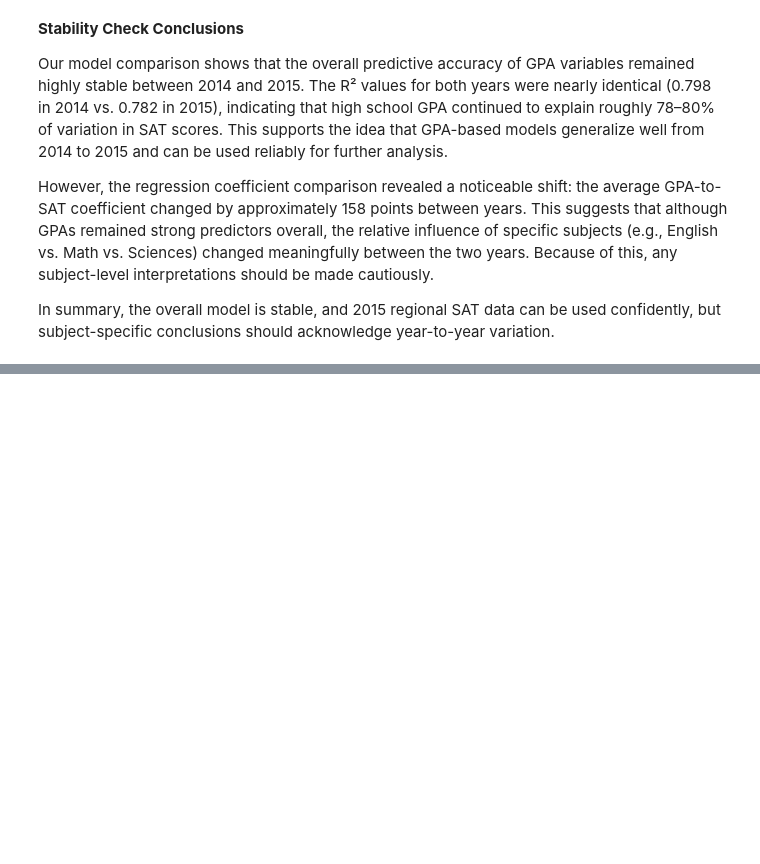
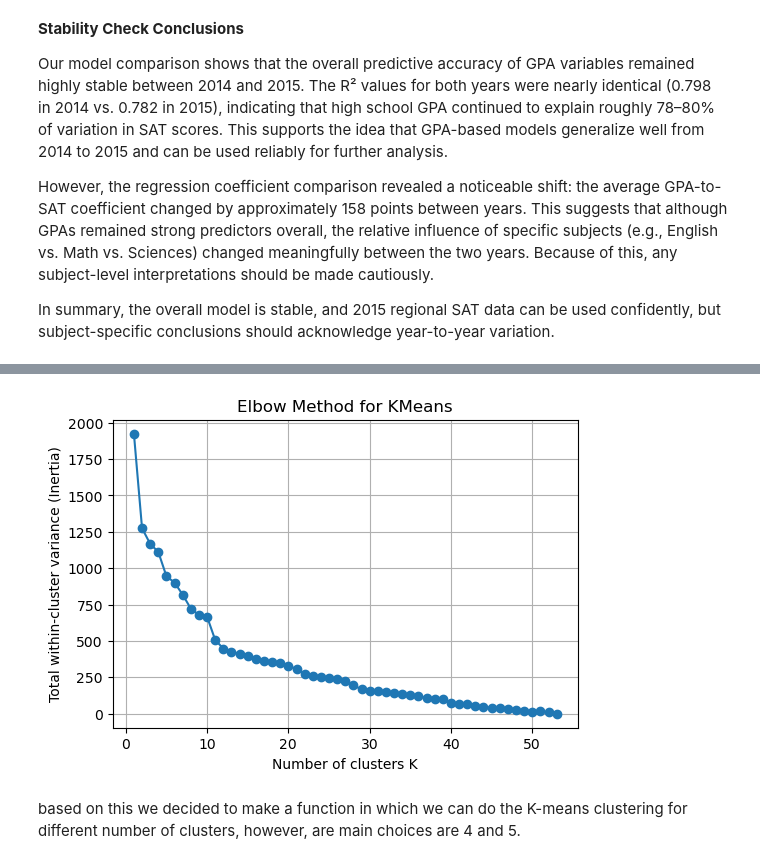
Before and after one commit to Cheyenne232025S/CMDA-3654-Project, a Jupyter notebook: notebooks/Project3.ipynb, the cells around one changed output, grey strips where cells are left out. Saved outputs shown, nothing was run; the diff lists cells and outputs as text; code cells hidden in the pictures; blank space fills up the shorter version.

Commit message:
clustering

```diff
--- a/notebooks/Project3.ipynb
+++ b/notebooks/Project3.ipynb
@@ -301,0 +309,9 @@ In summary, the overall model is stable, and 2015 regional SAT data can be used
+# %%
+data = pandas.read_csv('trimmed_data.csv')
+states = data.set_index('State.Code', drop =True)
+quant = states.select_dtypes(include=['number'])
+norm = (quant - quant.mean())/quant.std()
+norm.pop('Unnamed: 0')
+norm.pop('Year')
+
+norm.head()
@@ -301,0 +332,19 @@ In summary, the overall model is stable, and 2015 regional SAT data can be used
+# %%
+D = sklearn.metrics.pairwise.euclidean_distances(norm.values)
+n = D.shape[0]
+
+Ks = range(1, n + 1)
+inertias = []
+for k in Ks:
+    init_centers = norm.sort_index().iloc[:k, :].to_numpy()
+    km = sklearn.cluster.KMeans(
+        n_clusters=k,
+        init=init_centers,
+        n_init=1,
+        max_iter=10,
+        random_state=0
+    ).fit(norm)
+    inertias.append(km.inertia_)
+inertias = pandas.DataFrame({'K': Ks, 'Inertia': inertias})
+
+inertias.head()
@@ -301,0 +358,12 @@ In summary, the overall model is stable, and 2015 regional SAT data can be used
+# %%
+plt.figure(figsize=(6,4))
+plt.plot(inertias['K'], inertias['Inertia'], marker='o')
+plt.xlabel('Number of clusters K')
+plt.ylabel('Total within-cluster variance (Inertia)')
+plt.title('Elbow Method for KMeans')
+plt.grid(True)
+plt.show()
+# %% [output]
+[figure, added]
+# %% [markdown]
+based on this we decided to make a function in which we can do the K-means clustering for different number of clusters, however, are main choices are 4 and 5.
```
Also changed, not shown: parts of 9 cells of this notebook, 1 other file.
